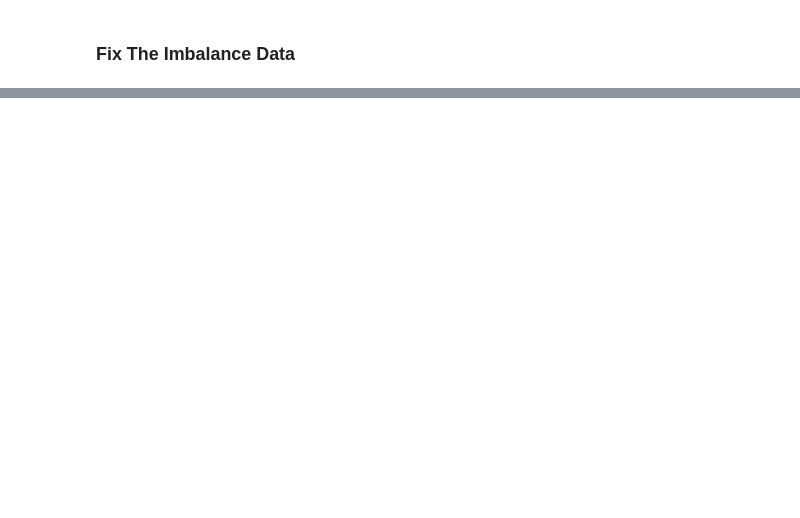
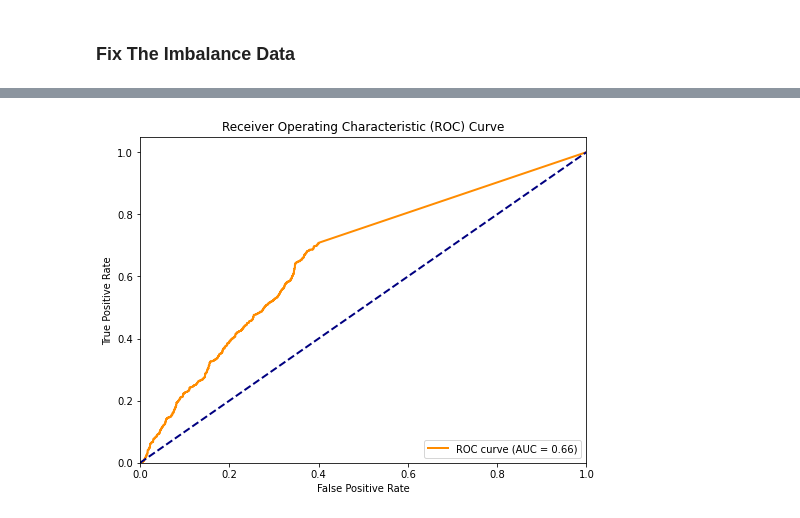
Before and after one commit to SeyitKoyuncu/CENG464-DataMining, a Jupyter notebook: CENG464_DataMiningProject_v1.ipynb, the cells around one changed output, grey strips where cells are left out. Saved outputs shown, nothing was run; the diff lists cells and outputs as text; code cells hidden in the pictures; blank space fills up the shorter version.

```diff
--- a/CENG464_DataMiningProject_v1.ipynb
+++ b/CENG464_DataMiningProject_v1.ipynb
@@ -1203,3 +1337,4 @@ RunThePredictAlgorithm(oversampling_df, 75, 'min-max', RFEFeatureElimination, Ra
 # %%
-RunThePredictAlgorithm(oversampling_df, 70, 'min-max', RFEFeatureElimination, PyTorch_TrainTest_Step,
-                       True, accuracy_method= accuracy_fn, loss_method=nn.CrossEntropyLoss(), optimizer_method='Adam', lr = 0.003, version_numer='V4')
+RunThePredictAlgorithm(oversampling_df2, 70, 'min-max', RFEFeatureElimination, PyTorch_TrainTest_Step,
+                       True, accuracy_method= accuracy_fn, loss_method=nn.CrossEntropyLoss(), optimizer_method='Adam', lr = 0.001, version_numer='V4')
+# %% [output]
@@ -1205,0 +1358 @@ RunThePredictAlgorithm(oversampling_df, 70, 'min-max', RFEFeatureElimination, Py
+[figure, added]
```
Also changed, not shown: parts of 34 cells of this notebook, 29 other files.
